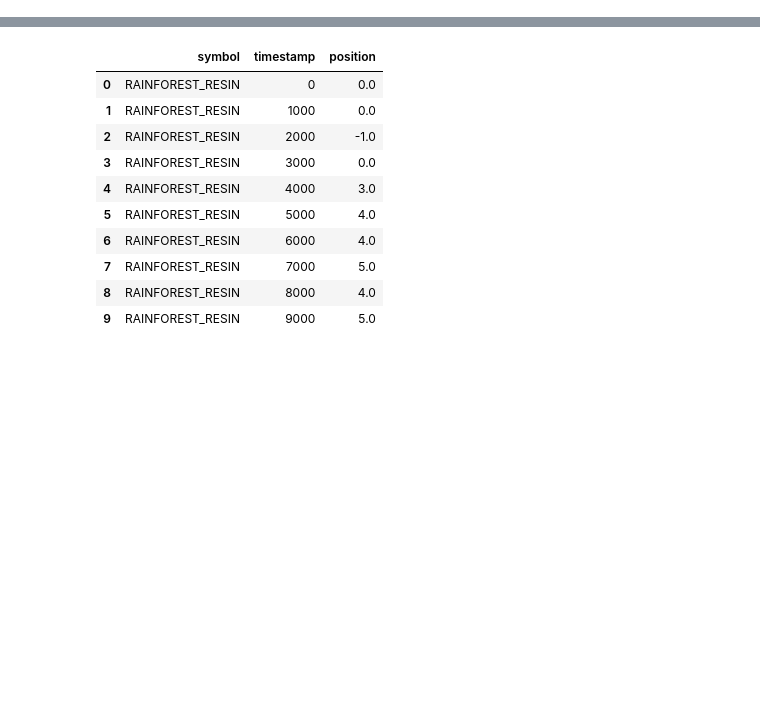
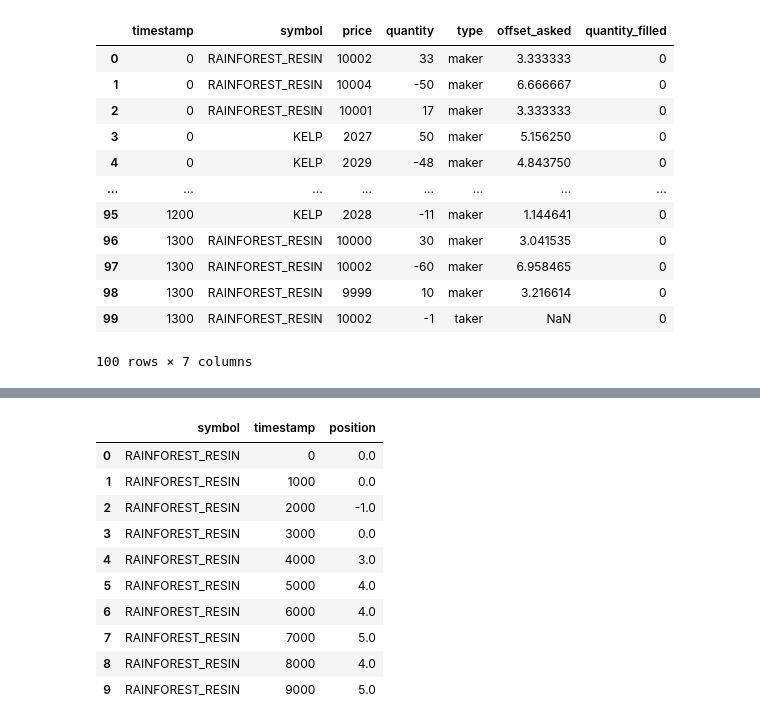
Before and after one commit to Keshav-Shah/IMC-Prosperity-2025-Rice, a Jupyter notebook: trade_data_analysis.ipynb, the cells around one changed output, grey strips where cells are left out. Cells and saved outputs as stored; diff of their text form; code cells hidden in the pictures; blank space fills up the shorter version.

```diff
--- a/trade_data_analysis.ipynb
+++ b/trade_data_analysis.ipynb
@@ -221,0 +393,17 @@ sandbox_dicts, trader_orders_df, trader_data_df, position_df, bid_df, ask_df, ow
+# %%
+
+display(trader_orders_df[trader_orders_df['quantity_filled'] == 0].head())
+# %% [output]
+|  | timestamp | symbol | price | quantity | type | offset_asked | quantity_filled |
+| 0 | 0 | RAINFOREST_RESIN | 10002 | 33 | maker | 3.333333 | 0 |
+| 1 | 0 | RAINFOREST_RESIN | 10004 | -50 | maker | 6.666667 | 0 |
+| 2 | 0 | RAINFOREST_RESIN | 10001 | 17 | maker | 3.333333 | 0 |
+| 3 | 0 | KELP | 2027 | 50 | maker | 5.156250 | 0 |
+| 4 | 0 | KELP | 2029 | -48 | maker | 4.843750 | 0 |
+| ... | ... | ... | ... | ... | ... | ... | ... |
+| 95 | 1200 | KELP | 2028 | -11 | maker | 1.144641 | 0 |
+| 96 | 1300 | RAINFOREST_RESIN | 10000 | 30 | maker | 3.041535 | 0 |
+| 97 | 1300 | RAINFOREST_RESIN | 10002 | -60 | maker | 6.958465 | 0 |
+| 98 | 1300 | RAINFOREST_RESIN | 9999 | 10 | maker | 3.216614 | 0 |
+| 99 | 1300 | RAINFOREST_RESIN | 10002 | -1 | taker | NaN | 0 |
+100 rows × 7 columns
```
Also changed, not shown: parts of 23 cells of this notebook.
